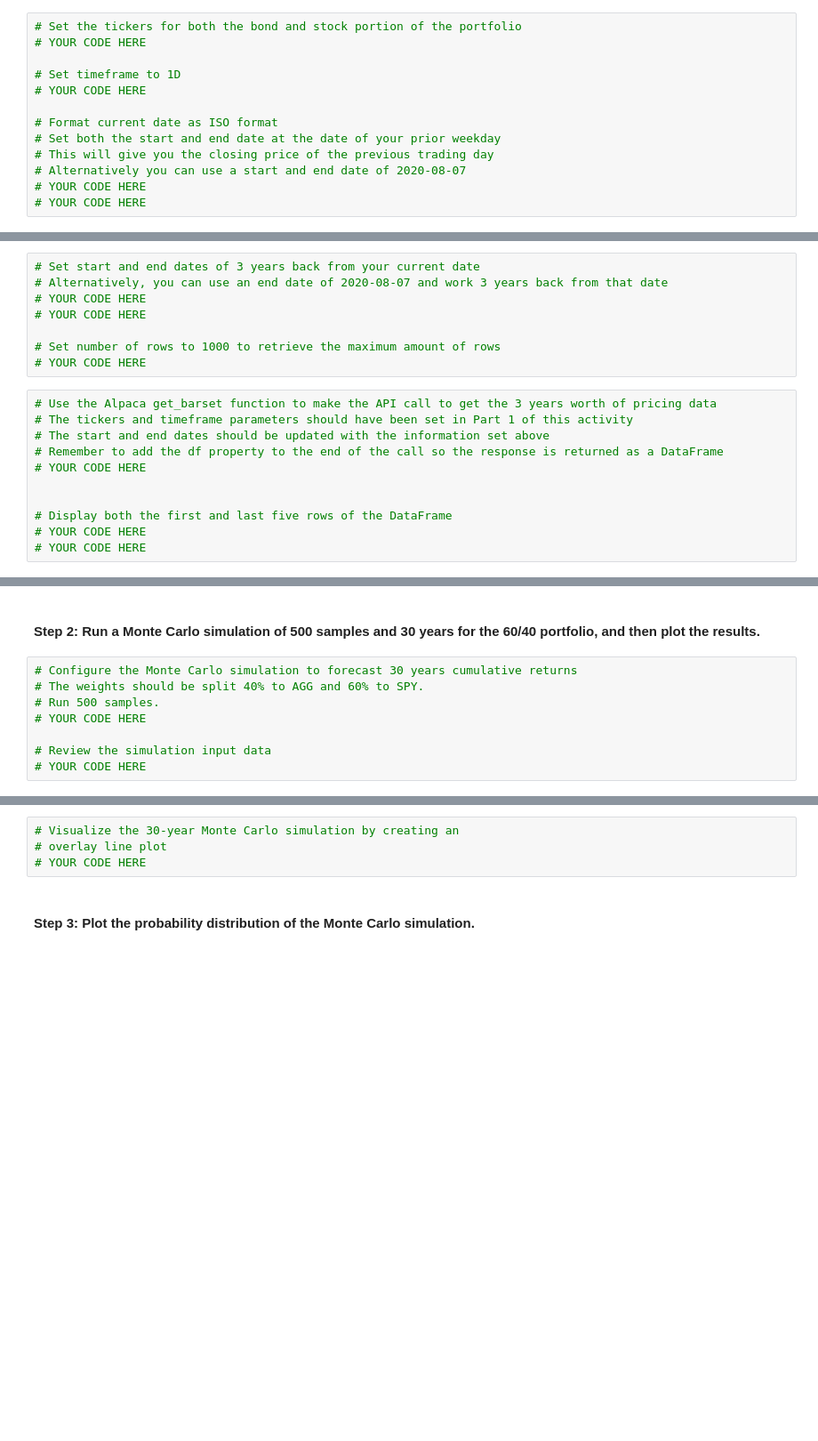
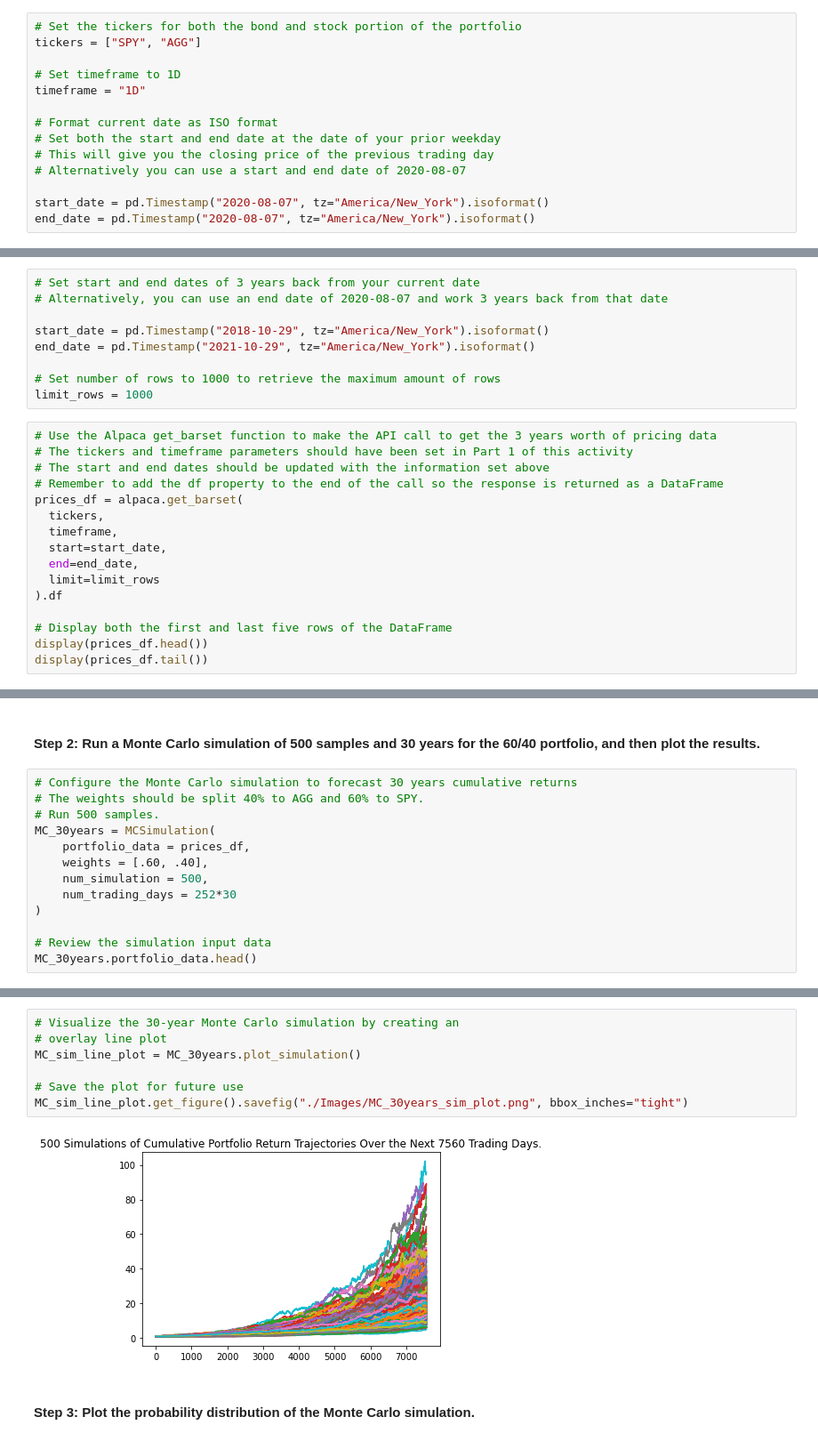
Before and after one commit to odhissm/financial_planner, a Jupyter notebook: financial_planner_app/financial_planning_tools.ipynb, the cells around one changed output, grey strips where cells are left out. Shown at 89% size. Drawn from its saved outputs; the diff is of its cells as text; blank space fills up the shorter version.

```diff
--- a/financial_planner_app/financial_planning_tools.ipynb
+++ b/financial_planner_app/financial_planning_tools.ipynb
@@ -203,17 +209,18 @@ agg_shares = 200
 - `start_date` and `end_date`: Use the same date for these parameters, and format them with the date of the previous weekday (or `2020-08-07`). This is because you want the one closing price for the most-recent trading day.
 # %%
 # Set the tickers for both the bond and stock portion of the portfolio
-# YOUR CODE HERE
+tickers = ["SPY", "AGG"]
 
 # Set timeframe to 1D
-# YOUR CODE HERE
+timeframe = "1D"
 
 # Format current date as ISO format
 # Set both the start and end date at the date of your prior weekday
 # This will give you the closing price of the previous trading day
 # Alternatively you can use a start and end date of 2020-08-07
-# YOUR CODE HERE
-# YOUR CODE HERE
+
+start_date = pd.Timestamp("2020-08-07", tz="America/New_York").isoformat()
+end_date = pd.Timestamp("2020-08-07", tz="America/New_York").isoformat()
 # %% [markdown]
 #### Step 4: Get the current closing prices for `SPY` and `AGG` by using the Alpaca `get_barset` function. Format the response as a Pandas DataFrame by including the `df` property at the end of the `get_barset` function.
 # %%
@@ -374,19 +435,25 @@ In this section, you’ll use the MCForecastTools library to create a Monte Carl
 # %%
 # Set start and end dates of 3 years back from your current date
 # Alternatively, you can use an end date of 2020-08-07 and work 3 years back from that date
-# YOUR CODE HERE
-# YOUR CODE HERE
+
+start_date = pd.Timestamp("2018-10-29", tz="America/New_York").isoformat()
+end_date = pd.Timestamp("2021-10-29", tz="America/New_York").isoformat()
 
 # Set number of rows to 1000 to retrieve the maximum amount of rows
-# YOUR CODE HERE
+limit_rows = 1000
 # %%
 # Use the Alpaca get_barset function to make the API call to get the 3 years worth of pricing data
 # The tickers and timeframe parameters should have been set in Part 1 of this activity
 # The start and end dates should be updated with the information set above
 # Remember to add the df property to the end of the call so the response is returned as a DataFrame
-# YOUR CODE HERE
-
+prices_df = alpaca.get_barset(
+  tickers,
+  timeframe,
+  start=start_date,
+  end=end_date,
+  limit=limit_rows
+).df
 
 # Display both the first and last five rows of the DataFrame
-# YOUR CODE HERE
-# YOUR CODE HERE
+display(prices_df.head())
+display(prices_df.tail())
@@ -396,7 +480,12 @@ In this section, you’ll use the MCForecastTools library to create a Monte Carl
 # Configure the Monte Carlo simulation to forecast 30 years cumulative returns
 # The weights should be split 40% to AGG and 60% to SPY.
 # Run 500 samples.
-# YOUR CODE HERE
+MC_30years = MCSimulation(
+    portfolio_data = prices_df,
+    weights = [.60, .40],
+    num_simulation = 500,
+    num_trading_days = 252*30
+)
 
 # Review the simulation input data
-# YOUR CODE HERE
+MC_30years.portfolio_data.head()
@@ -406,7 +535,12 @@ In this section, you’ll use the MCForecastTools library to create a Monte Carl
 # %%
 # Visualize the 30-year Monte Carlo simulation by creating an
 # overlay line plot
-# YOUR CODE HERE
+MC_sim_line_plot = MC_30years.plot_simulation()
+
+# Save the plot for future use
+MC_sim_line_plot.get_figure().savefig("./Images/MC_30years_sim_plot.png", bbox_inches="tight")
+# %% [output]
+[figure, added]
 # %% [markdown]
 #### Step 3: Plot the probability distribution of the Monte Carlo simulation.
 # %%
```
Also changed, not shown: parts of 35 cells of this notebook, 4 other files.
